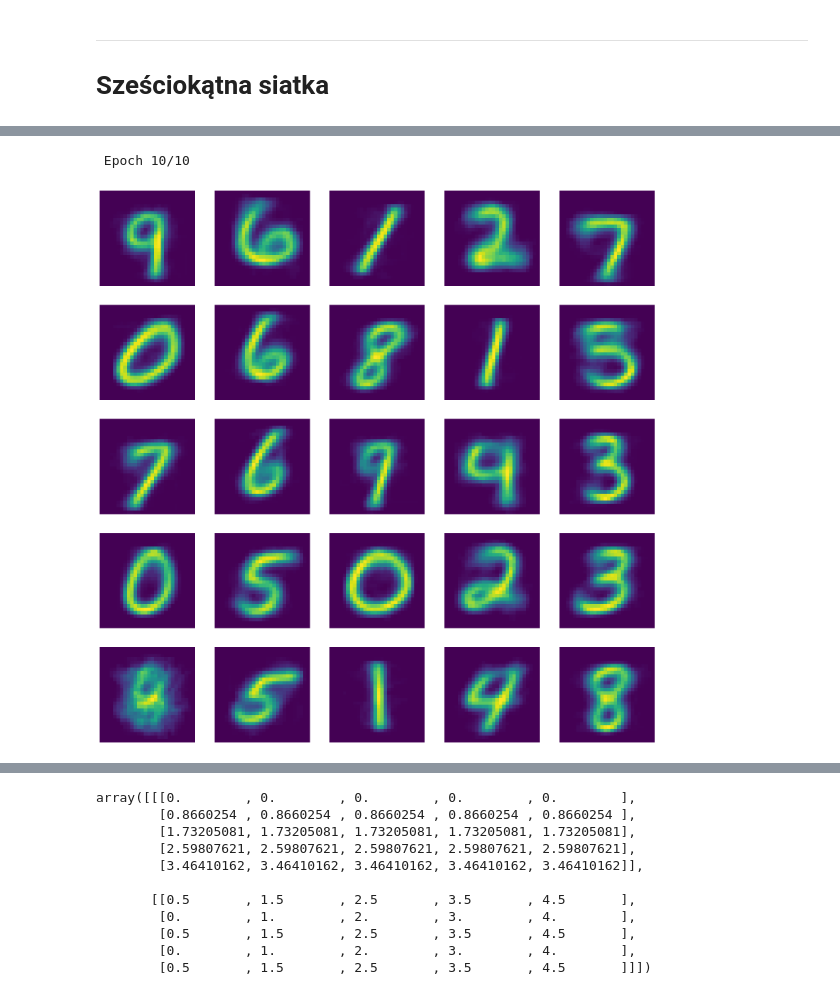
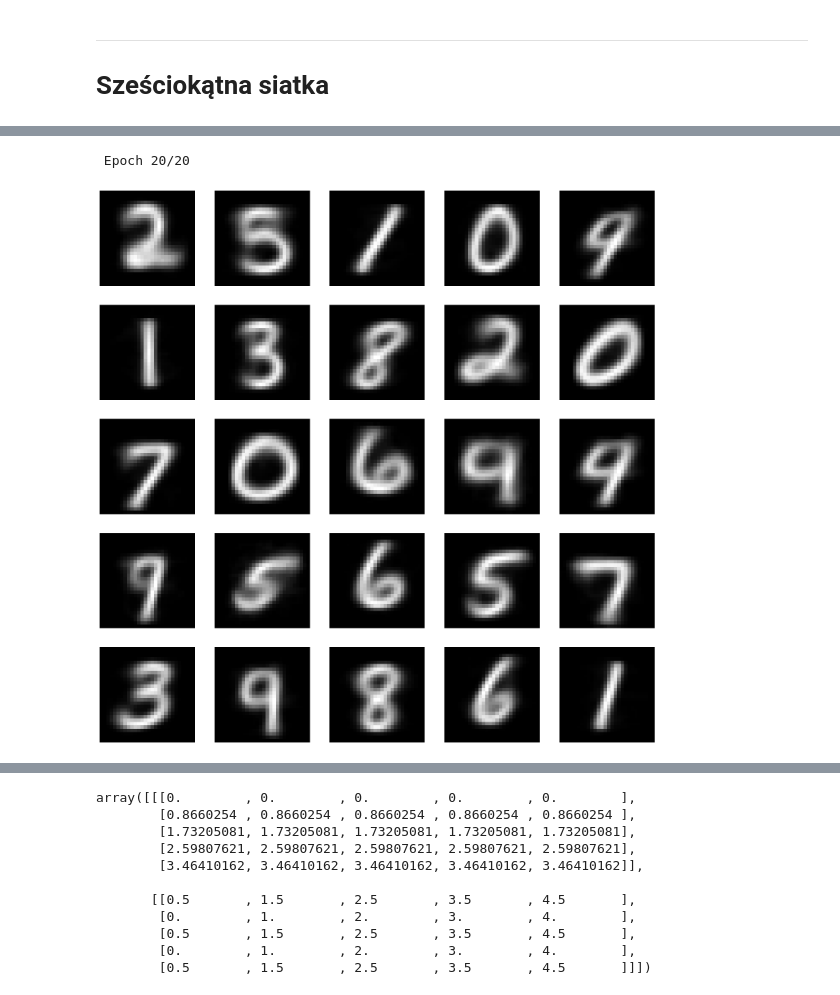
Before and after one commit to skowronskid/Computational-Analysis-Methods, a Jupyter notebook: SOM/som_experiments.ipynb, the cells around one changed output, grey strips where cells are left out. Saved outputs shown, nothing was run; the diff lists cells and outputs as text; code cells hidden in the pictures.

```diff
--- a/SOM/som_experiments.ipynb
+++ b/SOM/som_experiments.ipynb
@@ -400,0 +426,18 @@ for i, ax in enumerate(axs):
+# %%
+y_pred_relabeled, y_pred,f1, h_score,c_score,v_score, labels = get_scores_hex(som,X,y)
+indices = som.neighbor_indices
+idx = indices[0].reshape(-1)
+idy = indices[1].reshape(-1)
+idx = np.abs(np.max(idx) - idx)
+
+plt.figure(figsize=(5,1.8))
+plt.scatter(idy, idx, c=labels, marker="s", s=1000)
+for i in range(10):
+  for j in range(len(labels)):
+    if i == labels[j]:
+      plt.text(idy[j]-0.07, idx[j]-0.1, s=i, fontsize=12, c="w")
+plt.xlim((np.min(idy) - 1.4 , np.max(idy) + 1.4))
+plt.ylim((np.min(idx) - 0.5 , np.max(idx) + 0.5))
+plt.axis("off")
+plt.title(f"F1 = {f1:.2f} | H = {h_score:.2f} | C = {c_score:.2f} | V = {v_score:.2f}")
+plt.show()
@@ -401,6 +446,6 @@ for i, ax in enumerate(axs):
 # %%
 som2 = SOM(input_dim=784, map_size=(5,5))
 # %%
-som2.train(X, epochs=10, neighborhood_function=gaussian, learning_rate=0.05, sigma=0.1, learning_rate_decay=10,verbose=True)
+som2.train(X, epochs=20, neighborhood_function=gaussian, learning_rate=0.05, sigma=0.1, learning_rate_decay=10,verbose=True)
 # %% [output]
- Epoch 10/10
+ Epoch 20/20
@@ -409,12 +452,8 @@ tmp = som2.weights.reshape(25,784)
 # %%
 fig, axs = plt.subplots(5, 5, figsize=(20, 20))
-axs = axs.flatten()
-
-
-
-
-for i, ax in enumerate(axs):
-    ax.imshow(np.asarray(tmp[i]).reshape(28,28))
-    ax.axis('off')
+for i in range(axs.shape[0]):
+    for j in range(axs.shape[1]):
+        axs[i,j].imshow(som2.weights[i,j].reshape(28,28), cmap="gray")
+        axs[i,j].axis('off')
 # %% [output]
-[figure, old version]
+[figure, new version]
```
Also changed, not shown: parts of 38 cells of this notebook, 1 other file.
